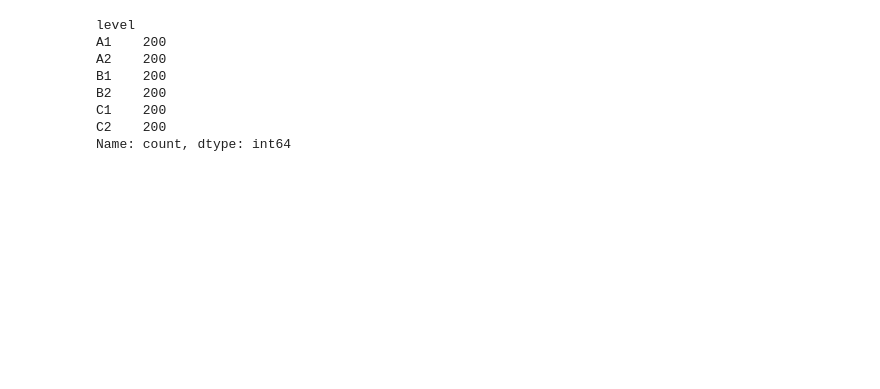
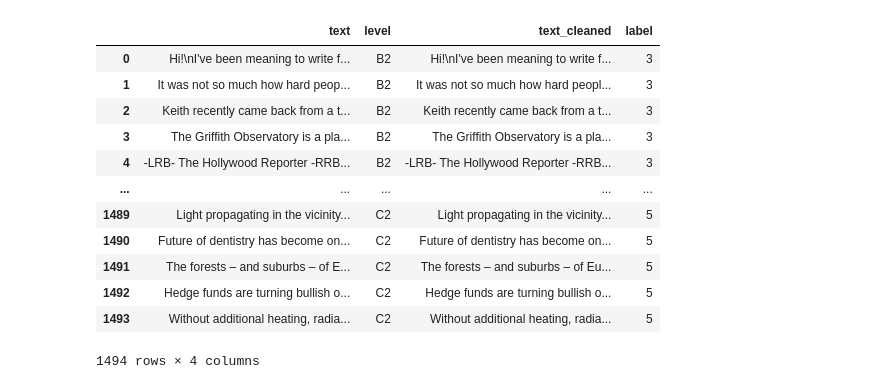
Before and after one commit to Alexiiuus/Adaptacion-de-Textos-para-el-Aprendizaje-de-Lenguas-Castellanas, a Jupyter notebook: 0. Dataset/Cut and Clean.ipynb, the cells around one changed output. Drawn from its saved outputs; the diff is of its cells as text; code cells hidden in the pictures; blank space fills up the shorter version.

```diff
--- a/0. Dataset/Cut and Clean.ipynb
+++ b/0. Dataset/Cut and Clean.ipynb
@@ -55,0 +102,16 @@ df['label'] = le.transform(df[label_column_name].tolist())
+# %%
+df
+# %% [output]
+|  | text | level | text_cleaned | label |
+| 0 | Hi!\nI've been meaning to write f... | B2 | Hi!\nI've been meaning to write f... | 3 |
+| 1 | ﻿It was not so much how hard peop... | B2 | It was not so much how hard peopl... | 3 |
+| 2 | Keith recently came back from a t... | B2 | Keith recently came back from a t... | 3 |
+| 3 | The Griffith Observatory is a pla... | B2 | The Griffith Observatory is a pla... | 3 |
+| 4 | -LRB- The Hollywood Reporter -RRB... | B2 | -LRB- The Hollywood Reporter -RRB... | 3 |
+| ... | ... | ... | ... | ... |
+| 1489 | Light propagating in the vicinity... | C2 | Light propagating in the vicinity... | 5 |
+| 1490 | Future of dentistry has become on... | C2 | Future of dentistry has become on... | 5 |
+| 1491 | ﻿The forests – and suburbs – of E... | C2 | The forests – and suburbs – of Eu... | 5 |
+| 1492 | Hedge funds are turning bullish o... | C2 | Hedge funds are turning bullish o... | 5 |
+| 1493 | Without additional heating, radia... | C2 | Without additional heating, radia... | 5 |
+1494 rows × 4 columns
@@ -57,15 +122,3 @@ df['label'] = le.transform(df[label_column_name].tolist())
 # Crear un nuevo dataset con Xcut elementos de cada label:
 Xcut = 200
 dfcut = pd.concat([df[df['label'] == i].sample(Xcut, random_state=42) for i in range(6)], ignore_index=True)
-
-# Cantidad de cada nivel:
-dfcut.level.value_counts(dropna=False)
-# %% [output]
-level
-A1    200
-A2    200
-B1    200
-B2    200
-C1    200
-C2    200
-Name: count, dtype: int64
```
Also changed, not shown: parts of 19 cells of this notebook, 4 other files.
